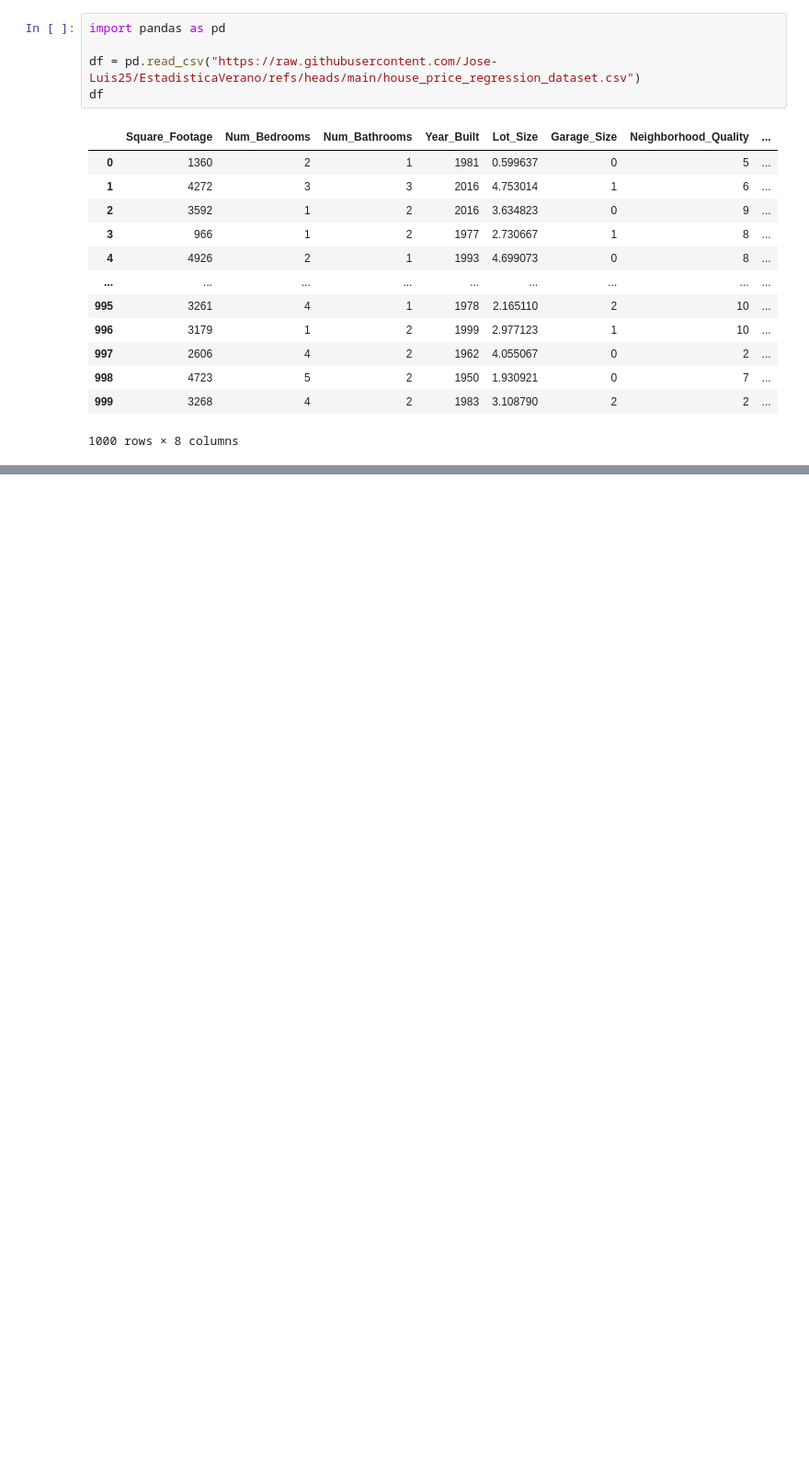
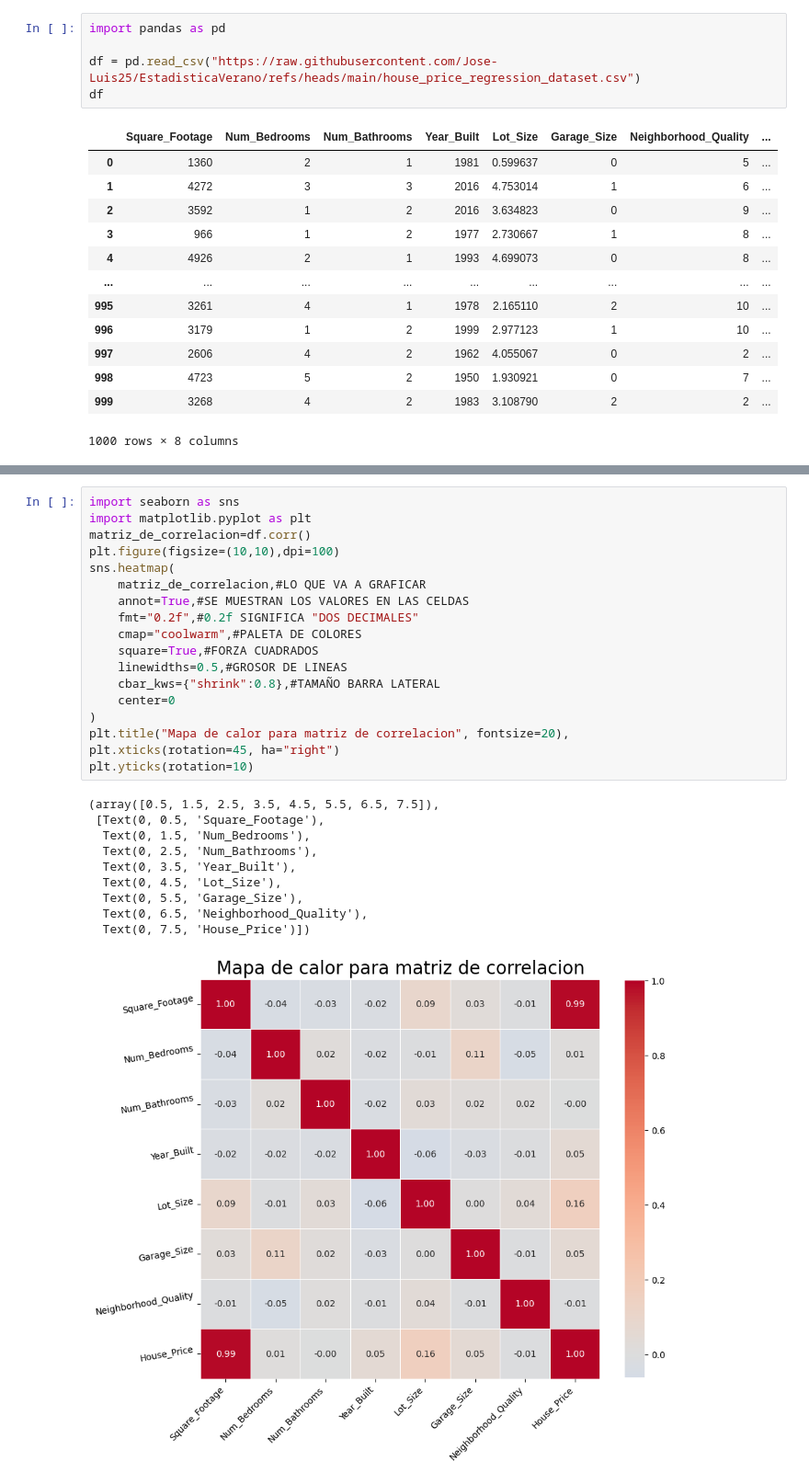
Before and after one commit to Jose-Luis25/EstadisticaVerano, a Jupyter notebook: house_price_regression_dataset.ipynb, the cells around one changed output, grey strips where cells are left out. Shown at 92% size. Saved outputs shown, nothing was run; the diff lists cells and outputs as text; blank space fills up the shorter version.

```diff
--- a/house_price_regression_dataset.ipynb
+++ b/house_price_regression_dataset.ipynb
@@ -21,0 +40,29 @@ df
+# %%
+import seaborn as sns
+import matplotlib.pyplot as plt
+matriz_de_correlacion=df.corr()
+plt.figure(figsize=(10,10),dpi=100)
+sns.heatmap(
+    matriz_de_correlacion,#LO QUE VA A GRAFICAR
+    annot=True,#SE MUESTRAN LOS VALORES EN LAS CELDAS
+    fmt="0.2f",#0.2f SIGNIFICA "DOS DECIMALES"
+    cmap="coolwarm",#PALETA DE COLORES
+    square=True,#FORZA CUADRADOS
+    linewidths=0.5,#GROSOR DE LINEAS
+    cbar_kws={"shrink":0.8},#TAMAÑO BARRA LATERAL
+    center=0
+)
+plt.title("Mapa de calor para matriz de correlacion", fontsize=20),
+plt.xticks(rotation=45, ha="right")
+plt.yticks(rotation=10)
+# %% [output]
+(array([0.5, 1.5, 2.5, 3.5, 4.5, 5.5, 6.5, 7.5]),
+ [Text(0, 0.5, 'Square_Footage'),
+  Text(0, 1.5, 'Num_Bedrooms'),
+  Text(0, 2.5, 'Num_Bathrooms'),
+  Text(0, 3.5, 'Year_Built'),
+  Text(0, 4.5, 'Lot_Size'),
+  Text(0, 5.5, 'Garage_Size'),
+  Text(0, 6.5, 'Neighborhood_Quality'),
+  Text(0, 7.5, 'House_Price')])
+[figure, added]
```
Also changed, not shown: parts of 3 cells of this notebook.
